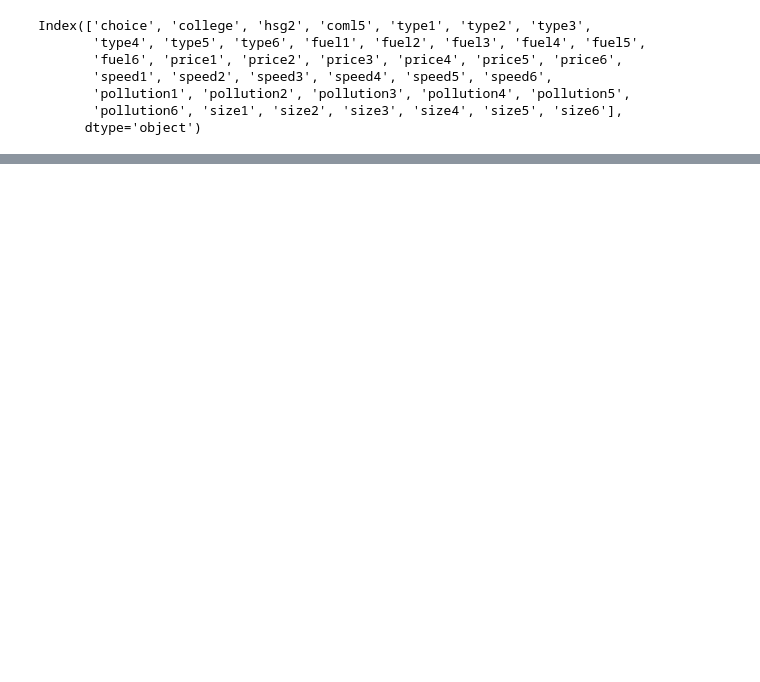
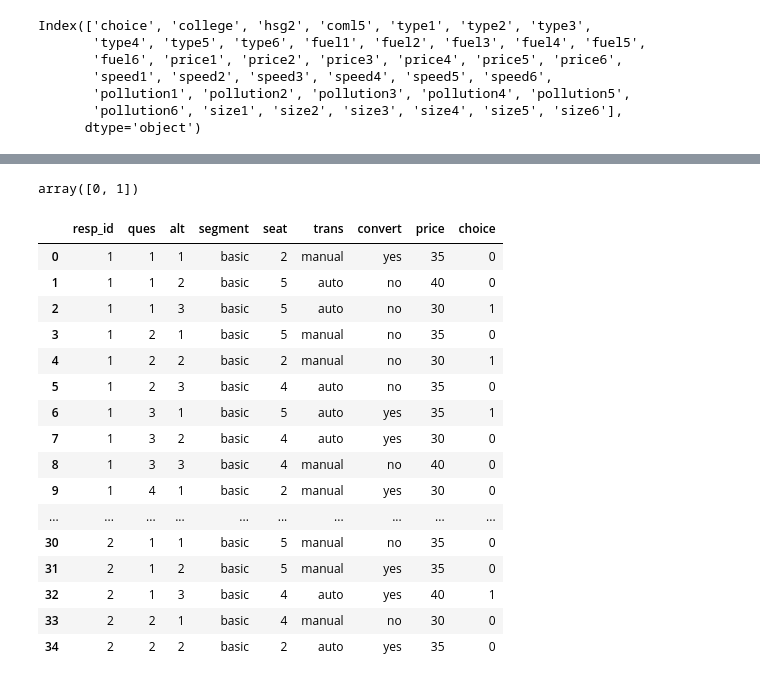
Before and after one commit to benavoli/prefGP, a Jupyter notebook: notebooks/DatasetsTMP.ipynb, the cells around one changed output, grey strips where cells are left out. Saved outputs shown, nothing was run; the diff lists cells and outputs as text; code cells hidden in the pictures; blank space fills up the shorter version.

```diff
--- a/notebooks/DatasetsTMP.ipynb
+++ b/notebooks/DatasetsTMP.ipynb
@@ -79,0 +129,25 @@ Index(['choice', 'college', 'hsg2', 'coml5', 'type1', 'type2', 'type3',
+# %%
+np.unique(df[pd.isna(df.Cost)].Choice)
+# %% [output]
+array([0, 1])
+# %%
+df = pd.read_csv("datasets/sportscar_choice_long.csv")
+df.iloc[0:35,:]
+# %% [output]
+|  | resp_id | ques | alt | segment | seat | trans | convert | price | choice |
+| 0 | 1 | 1 | 1 | basic | 2 | manual | yes | 35 | 0 |
+| 1 | 1 | 1 | 2 | basic | 5 | auto | no | 40 | 0 |
+| 2 | 1 | 1 | 3 | basic | 5 | auto | no | 30 | 1 |
+| 3 | 1 | 2 | 1 | basic | 5 | manual | no | 35 | 0 |
+| 4 | 1 | 2 | 2 | basic | 2 | manual | no | 30 | 1 |
+| 5 | 1 | 2 | 3 | basic | 4 | auto | no | 35 | 0 |
+| 6 | 1 | 3 | 1 | basic | 5 | auto | yes | 35 | 1 |
+| 7 | 1 | 3 | 2 | basic | 4 | auto | yes | 30 | 0 |
+| 8 | 1 | 3 | 3 | basic | 4 | manual | no | 40 | 0 |
+| 9 | 1 | 4 | 1 | basic | 2 | manual | yes | 30 | 0 |
+| ... | ... | ... | ... | ... | ... | ... | ... | ... | ... |
+| 30 | 2 | 1 | 1 | basic | 5 | manual | no | 35 | 0 |
+| 31 | 2 | 1 | 2 | basic | 5 | manual | yes | 35 | 0 |
+| 32 | 2 | 1 | 3 | basic | 4 | auto | yes | 40 | 1 |
+| 33 | 2 | 2 | 1 | basic | 4 | manual | no | 30 | 0 |
+| 34 | 2 | 2 | 2 | basic | 2 | auto | yes | 35 | 0 |
```
Also changed, not shown: parts of 11 cells of this notebook, 36 other files.
